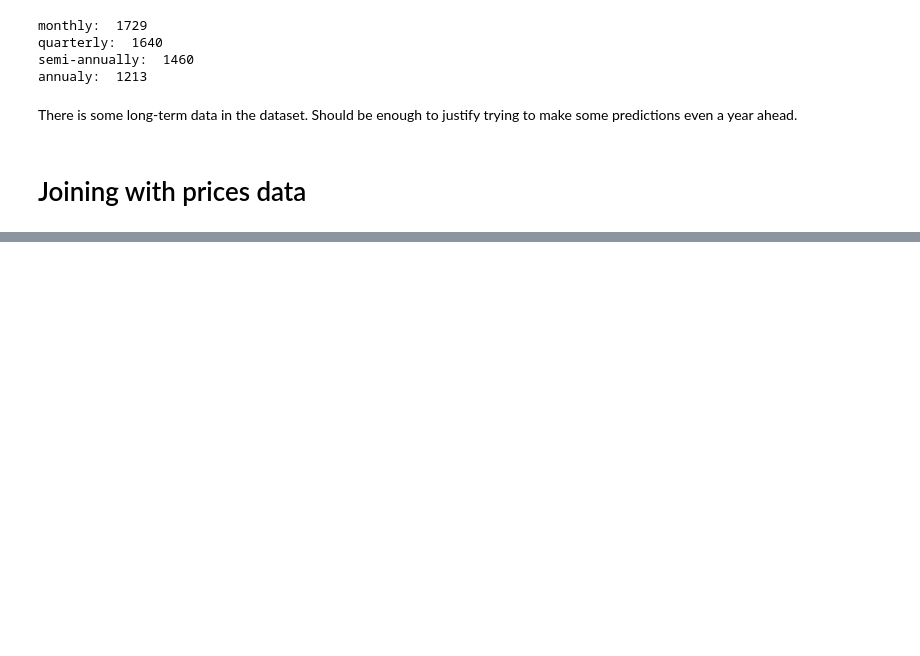
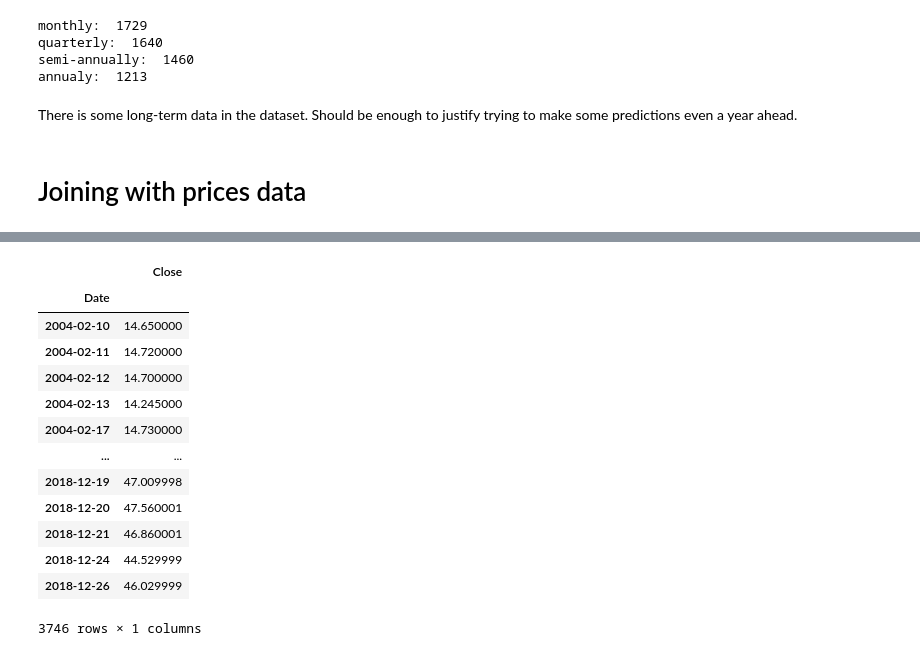
Before and after one commit to MilkSilk/ML_finance, a Jupyter notebook: data_exploration_preparation.ipynb, the cells around one changed output, grey strips where cells are left out. Cells and saved outputs as stored; diff of their text form; code cells hidden in the pictures; blank space fills up the shorter version.

```diff
--- a/data_exploration_preparation.ipynb
+++ b/data_exploration_preparation.ipynb
@@ -509,0 +560,22 @@ There is some long-term data in the dataset. Should be enough to justify trying
+# %%
+tryout_stock_data = yf.download('CWT',
+                                start='2004-02-11',
+                                end='2018-12-27',
+                                progress=False,
+)
+tryout_stock_data[["Close"]]
+# %% [output]
+|  | Close |
+| Date |  |
+| 2004-02-10 | 14.650000 |
+| 2004-02-11 | 14.720000 |
+| 2004-02-12 | 14.700000 |
+| 2004-02-13 | 14.245000 |
+| 2004-02-17 | 14.730000 |
+| ... | ... |
+| 2018-12-19 | 47.009998 |
+| 2018-12-20 | 47.560001 |
+| 2018-12-21 | 46.860001 |
+| 2018-12-24 | 44.529999 |
+| 2018-12-26 | 46.029999 |
+3746 rows × 1 columns
```
Also changed, not shown: parts of 14 cells of this notebook, 1 other file.
